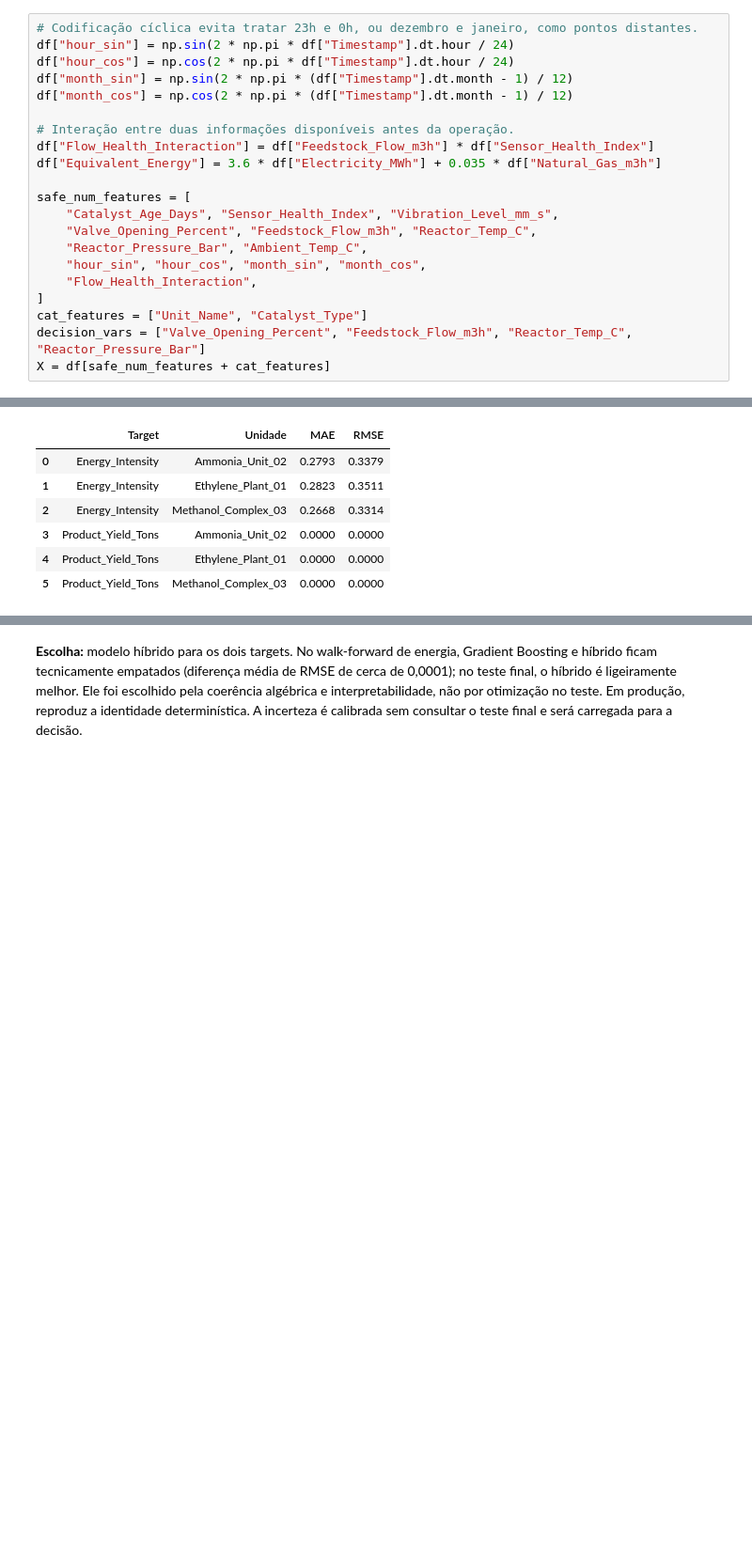
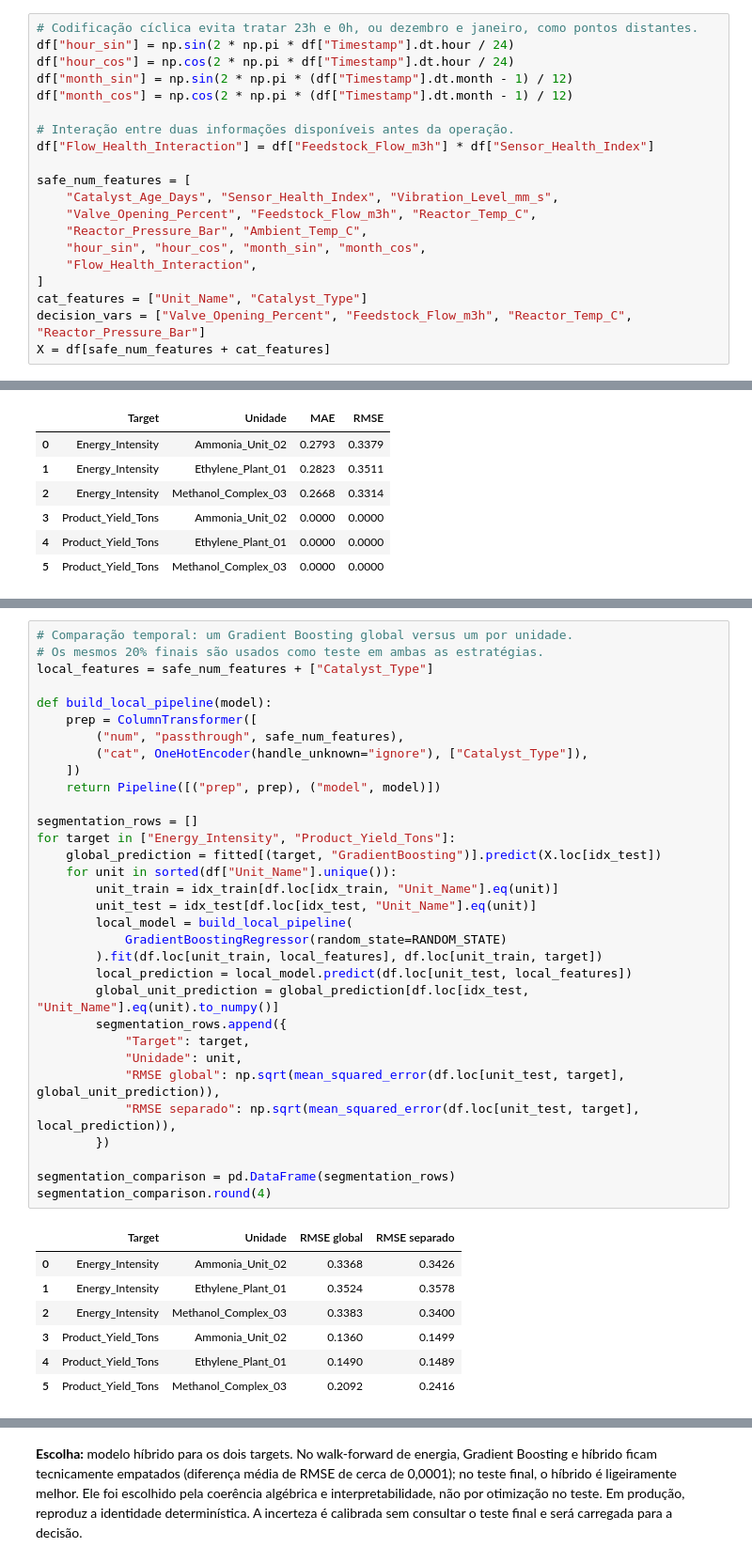
Before and after one commit to emissilva/trabalho-otimizacao-petroquimica, a Jupyter notebook: notebook/pipeline_petroquimico.ipynb, the cells around one changed output, grey strips where cells are left out. Shown at 94% size. Saved outputs shown, nothing was run; the diff lists cells and outputs as text; blank space fills up the shorter version.

```diff
--- a/notebook/pipeline_petroquimico.ipynb
+++ b/notebook/pipeline_petroquimico.ipynb
@@ -147,7 +149,6 @@ df["month_cos"] = np.cos(2 * np.pi * (df["Timestamp"].dt.month - 1) / 12)
 
 # Interação entre duas informações disponíveis antes da operação.
 df["Flow_Health_Interaction"] = df["Feedstock_Flow_m3h"] * df["Sensor_Health_Index"]
-df["Equivalent_Energy"] = 3.6 * df["Electricity_MWh"] + 0.035 * df["Natural_Gas_m3h"]
 
 safe_num_features = [
     "Catalyst_Age_Days", "Sensor_Health_Index", "Vibration_Level_mm_s",
@@ -342,0 +431,40 @@ pd.DataFrame(segment_rows).round(4)
+# %%
+# Comparação temporal: um Gradient Boosting global versus um por unidade.
+# Os mesmos 20% finais são usados como teste em ambas as estratégias.
+local_features = safe_num_features + ["Catalyst_Type"]
+
+def build_local_pipeline(model):
+    prep = ColumnTransformer([
+        ("num", "passthrough", safe_num_features),
+        ("cat", OneHotEncoder(handle_unknown="ignore"), ["Catalyst_Type"]),
+    ])
+    return Pipeline([("prep", prep), ("model", model)])
+
+segmentation_rows = []
+for target in ["Energy_Intensity", "Product_Yield_Tons"]:
+    global_prediction = fitted[(target, "GradientBoosting")].predict(X.loc[idx_test])
+    for unit in sorted(df["Unit_Name"].unique()):
+        unit_train = idx_train[df.loc[idx_train, "Unit_Name"].eq(unit)]
+        unit_test = idx_test[df.loc[idx_test, "Unit_Name"].eq(unit)]
+        local_model = build_local_pipeline(
+            GradientBoostingRegressor(random_state=RANDOM_STATE)
+        ).fit(df.loc[unit_train, local_features], df.loc[unit_train, target])
+        local_prediction = local_model.predict(df.loc[unit_test, local_features])
+        global_unit_prediction = global_prediction[df.loc[idx_test, "Unit_Name"].eq(unit).to_numpy()]
+        segmentation_rows.append({
+            "Target": target,
+            "Unidade": unit,
+            "RMSE global": np.sqrt(mean_squared_error(df.loc[unit_test, target], global_unit_prediction)),
+            "RMSE separado": np.sqrt(mean_squared_error(df.loc[unit_test, target], local_prediction)),
+        })
+
+segmentation_comparison = pd.DataFrame(segmentation_rows)
+segmentation_comparison.round(4)
+# %% [output]
+|  | Target | Unidade | RMSE global | RMSE separado |
+| 0 | Energy_Intensity | Ammonia_Unit_02 | 0.3368 | 0.3426 |
+| 1 | Energy_Intensity | Ethylene_Plant_01 | 0.3524 | 0.3578 |
+| 2 | Energy_Intensity | Methanol_Complex_03 | 0.3383 | 0.3400 |
+| 3 | Product_Yield_Tons | Ammonia_Unit_02 | 0.1360 | 0.1499 |
+| 4 | Product_Yield_Tons | Ethylene_Plant_01 | 0.1490 | 0.1489 |
+| 5 | Product_Yield_Tons | Methanol_Complex_03 | 0.2092 | 0.2416 |
```
Also changed, not shown: parts of 10 cells of this notebook, 10 other files.
